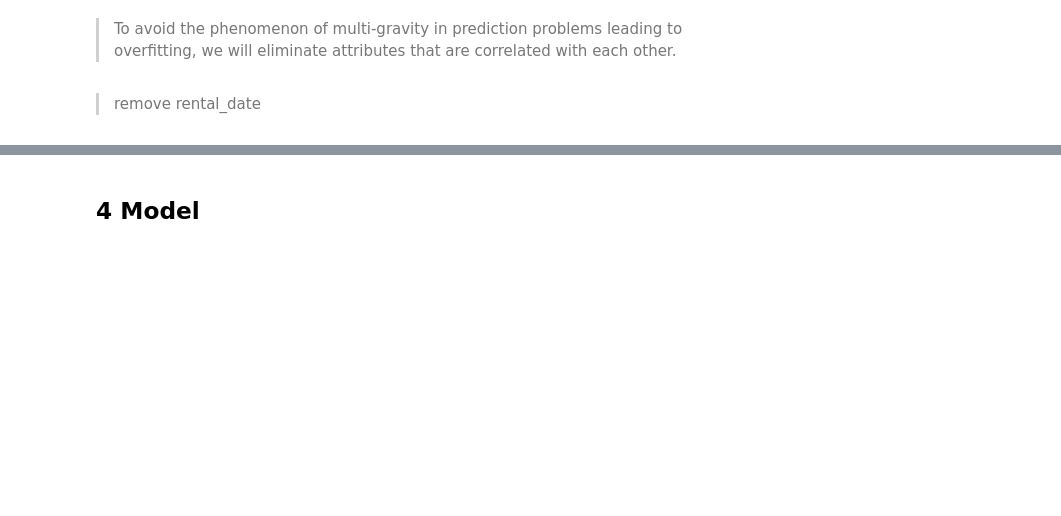
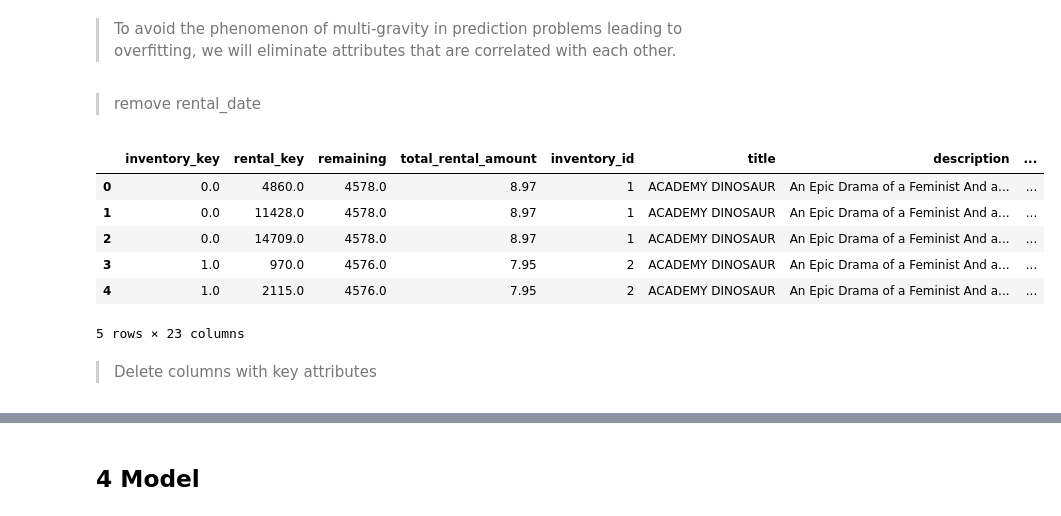
Before and after one commit to Narius2030/Sakila-Business-Analysis, a Jupyter notebook: EDA_Inventory_Analysis.ipynb, the cells around one changed output, grey strips where cells are left out. Drawn from its saved outputs; the diff is of its cells as text; code cells hidden in the pictures; blank space fills up the shorter version.

```diff
--- a/EDA_Inventory_Analysis.ipynb
+++ b/EDA_Inventory_Analysis.ipynb
@@ -472,3 +469,15 @@ filtered_data.shape
 > remove rental_date
 # %%
 filtered_data = filtered_data.drop("rental_date", axis=1)
+# %%
+filtered_data.head(5)
+# %% [output]
+|  | inventory_key | rental_key | remaining | total_rental_amount | inventory_id | title | description | ... |
+| 0 | 0.0 | 4860.0 | 4578.0 | 8.97 | 1 | ACADEMY DINOSAUR | An Epic Drama of a Feminist And a... | ... |
+| 1 | 0.0 | 11428.0 | 4578.0 | 8.97 | 1 | ACADEMY DINOSAUR | An Epic Drama of a Feminist And a... | ... |
+| 2 | 0.0 | 14709.0 | 4578.0 | 8.97 | 1 | ACADEMY DINOSAUR | An Epic Drama of a Feminist And a... | ... |
+| 3 | 1.0 | 970.0 | 4576.0 | 7.95 | 2 | ACADEMY DINOSAUR | An Epic Drama of a Feminist And a... | ... |
+| 4 | 1.0 | 2115.0 | 4576.0 | 7.95 | 2 | ACADEMY DINOSAUR | An Epic Drama of a Feminist And a... | ... |
+5 rows × 23 columns
+# %% [markdown]
+> Delete columns with key attributes
```
Also changed, not shown: parts of 3 cells of this notebook, 1 other file.
